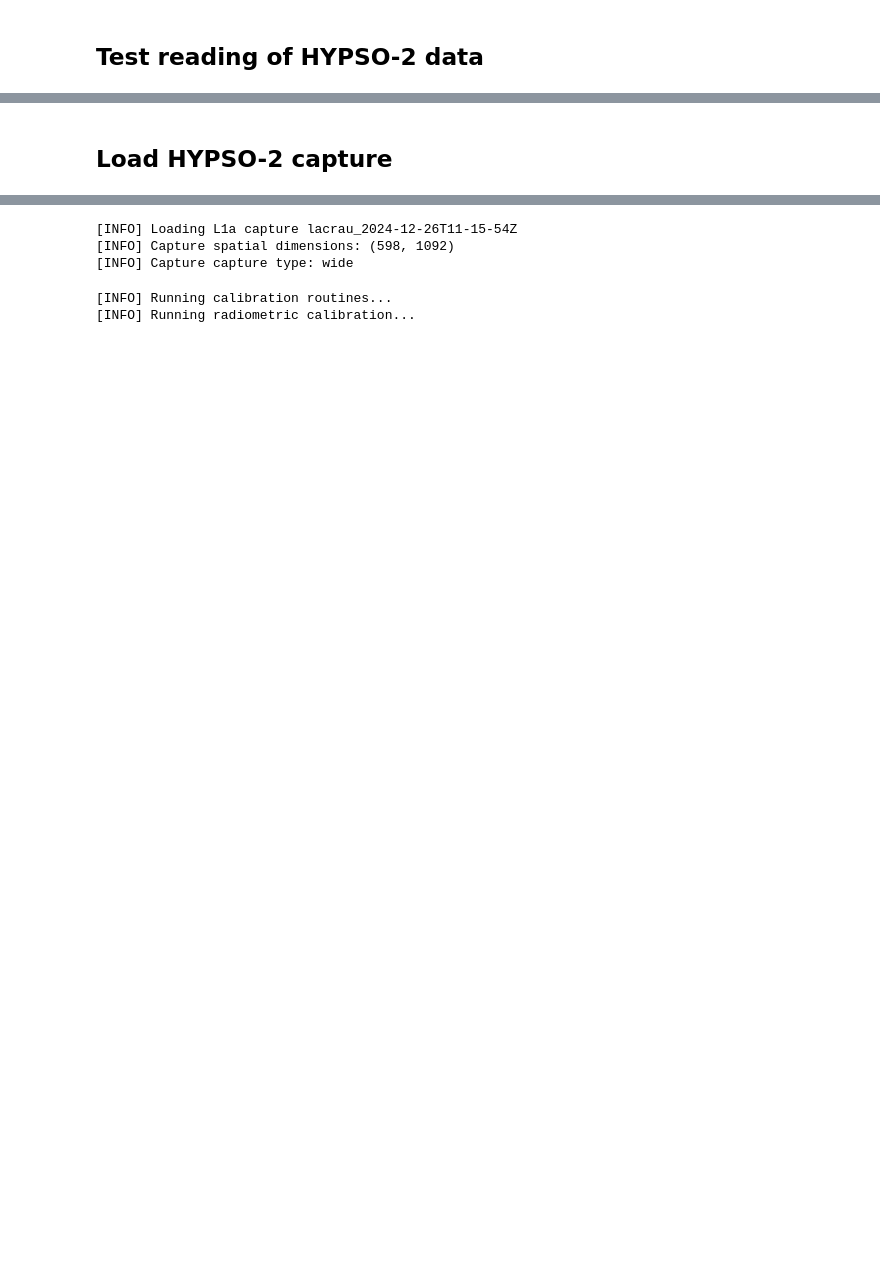
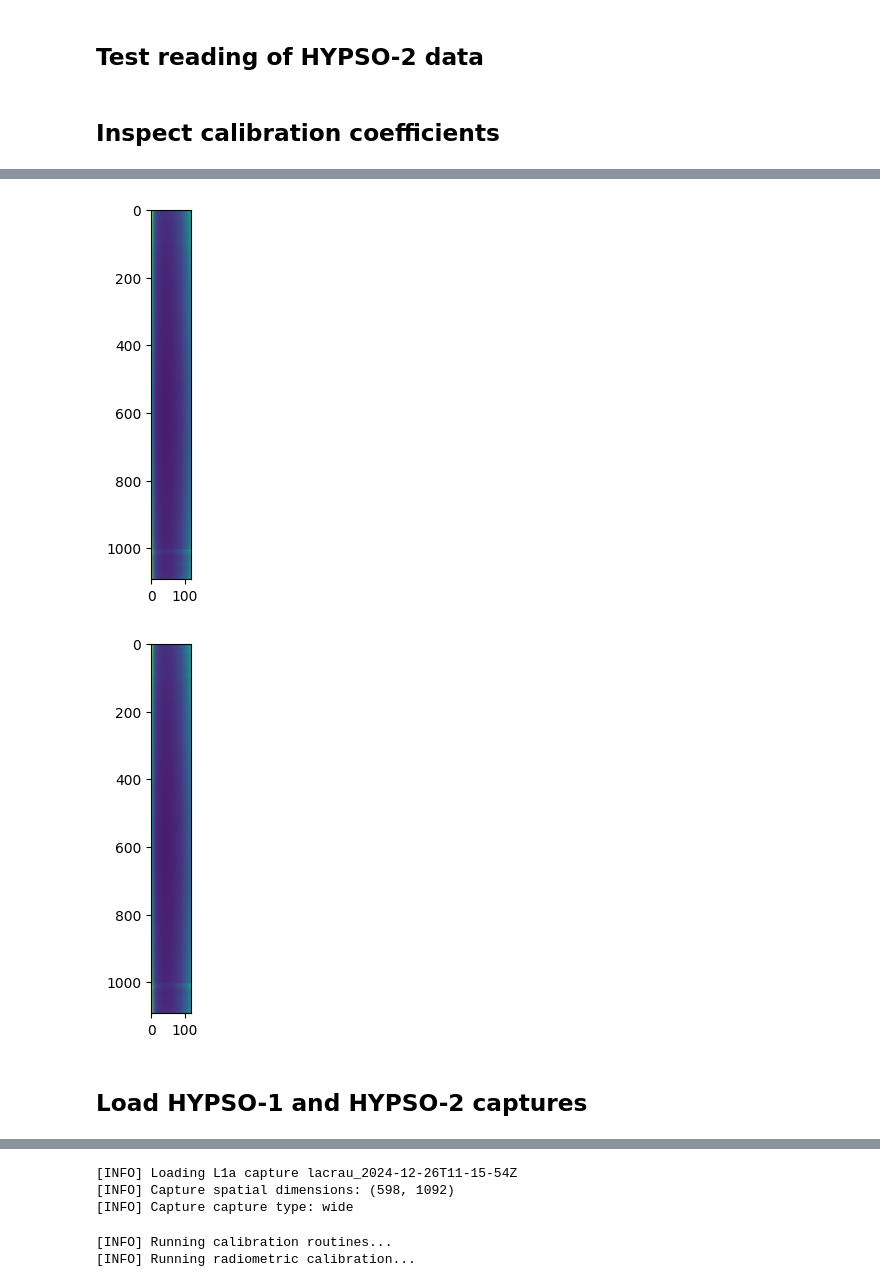
Before and after one commit to ariaalinejad/hypso-package, a Jupyter notebook: demo/demo_compare_h1_h2.ipynb, the cells around one changed output, grey strips where cells are left out. Saved outputs shown, nothing was run; the diff lists cells and outputs as text; code cells hidden in the pictures; blank space fills up the shorter version.

```diff
--- a/demo/demo_compare_h1_h2.ipynb
+++ b/demo/demo_compare_h1_h2.ipynb
@@ -10,3 +10,78 @@ import sys
 sys.path.append('..')
 from hypso.hypso2 import Hypso2
 from hypso.hypso1 import Hypso1
+# %% [markdown]
+## Inspect calibration coefficients
+# %%
+# inspect the different calibration coefficients..
+
+rad_coeff_h2 = np.load('../hypso/calibration/hypso2_data/h2_radiometric_calibration_matrix_full.npz')
+rad_coeff_h1_full = np.load('../hypso/calibration/hypso1_data/radiometric_calibration_matrix_HYPSO-1_full_v1.npz')
+rad_coeff_h1_nominal = np.load('../hypso/calibration/hypso1_data/radiometric_calibration_matrix_HYPSO-1_nominal_v1.npz')
+rad_coeff_h1_wide = np.load('../hypso/calibration/hypso1_data/radiometric_calibration_matrix_HYPSO-1_wide_v1.npz')
+
+print('shape of h2 rad coeffs:', rad_coeff_h2['arr_0'].shape)
+print('shape of h1_full rad coeffs:', rad_coeff_h1_full['arr_0'].shape)
+print('shape of h1_nominal rad coeffs:', rad_coeff_h1_nominal['arr_0'].shape)
+print('shape of h1_wide rad coeffs:', rad_coeff_h1_wide['arr_0'].shape, '\n')
+
+
+# values from config file
+bin_factor = 9
+aoi_x = 428
+aoi_y = 62
+row_count = 1092
+column_count = 1080
+
+x_start = aoi_x
+x_stop  = aoi_x + column_count
+y_start = aoi_y
+y_stop  = aoi_y + row_count
+
+
+rad_coeff_h1_wide_1 = rad_coeff_h1_full['arr_0'][y_start:y_stop, x_start: x_stop].reshape(row_count, -1, bin_factor).mean(axis=2).reshape(row_count, -1)
+
+# didn't make a difference to write out the binning
+# rad_coeff_h1_aoi = rad_coeff_h1_full['arr_0'][y_start:y_stop, x_start: x_stop]
+# j = 0
+# rad_coeff_h1_wide_2 = np.zeros((row_count, 120))
+# for i in range(0, column_count - 9, 9):
+#     rad_coeff_h1_wide_2[:, j] = np.mean(rad_coeff_h1_aoi[:,i:i + 9], axis=1)
+#     j += 1
+
+# Compare the wide coeff matrix I constructed with the available one
+print('shape of h1_wide rad coeffs that I constructed:', rad_coeff_h1_wide_1.shape)
+print('value picked out value of constructed wide matrix', rad_coeff_h1_wide_1[20,20])
+print('value picked out value of available wide matrix', rad_coeff_h1_wide['arr_0'][20,20])
+# print(rad_coeff_h1_wide_2[20,20])
+print('Are the marices equal: ', np.array_equal(rad_coeff_h1_wide_1, rad_coeff_h1_wide['arr_0']))
+print('Avg. difference between matrices: ', np.mean(np.abs(rad_coeff_h1_wide_1 - rad_coeff_h1_wide['arr_0'])), '\n')
+
+# Plot the two matrices
+plt.figure()
+plt.imshow(rad_coeff_h1_wide_1)
+plt.figure()
+plt.imshow(rad_coeff_h1_wide['arr_0'])
+
+# construct wide matrix for h2
+rad_coeff_h2_wide = rad_coeff_h2['arr_0'][y_start:y_stop, x_start: x_stop].reshape(row_count, -1, bin_factor).mean(axis=2).reshape(row_count, -1)
+print('Shape of h2 wide coeff matrix: ', rad_coeff_h2_wide.shape, '\n')
+
+# Inspect the other calibration coefficients
+spec_wav_h1 = np.load('../hypso/calibration/hypso1_data/spectral_bands_HYPSO-1_v1.npz')
+
+spec_wav_h2_binned = np.load('../hypso/calibration/hypso2_data/spectral_bands_HYPSO-2.npz')
+spec_wav_h2 = np.load('../hypso/calibration/hypso2_data/h2_spectral_calibration_wavelengths_center_row.npz')
+spec_coeff_h2 = np.load('../hypso/calibration/hypso2_data/h2_spectral_calibration_coefficients.npz')
+pre_spec_coeff_h2 = np.load('../hypso/calibration/hypso2_data/FM_pre_spectral_coeffs.npz')
+eqm_spec_coeff_h2 = np.load('../hypso/calibration/hypso2_data/EQM_spectral_coeffs_fluorescent_before_shock_vib.npz')
+
+print('shape of h1 wav coeffs:', spec_wav_h1['arr_0'], '\n')
+
+print('shape of h2 binned wav coeffs:', spec_wav_h2_binned['arr_0'])
+print('shape of h2 binned wav coeffs:', spec_wav_h2_binned['arr_0'].shape)
+print('shape of h2 wav coeffs:', spec_wav_h2['arr_0'].shape)
+print('shape of h2 spec coeffs:', spec_coeff_h2['arr_0'])
+print('shape of h2 pre spec coeffs:', pre_spec_coeff_h2['arr_0'])
+print('shape of h2 eqm spec coeffs:', eqm_spec_coeff_h2['arr_0'])
+# %% [output]
@@ -13,2 +105,4 @@ from hypso.hypso1 import Hypso1
+[figure, added]
+[figure, added]
 # %% [markdown]
-## Load HYPSO-2 capture
+## Load HYPSO-1 and HYPSO-2 captures
```
Also changed, not shown: parts of 14 cells of this notebook, 5 other files.
